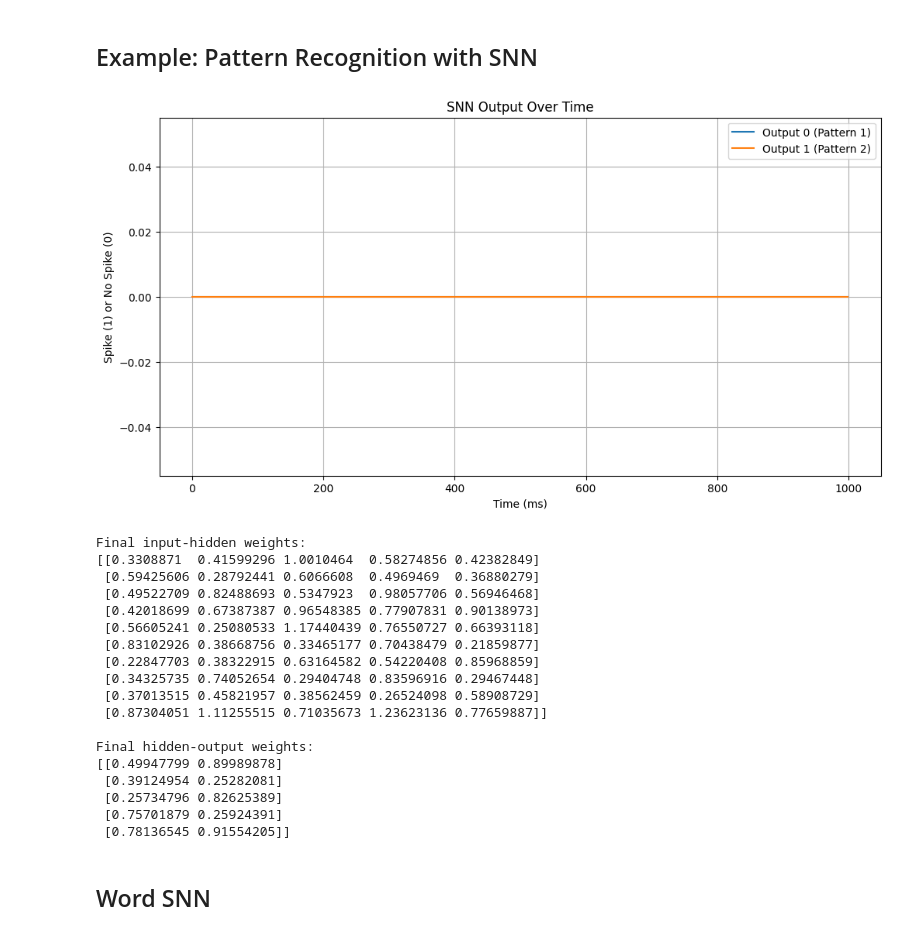
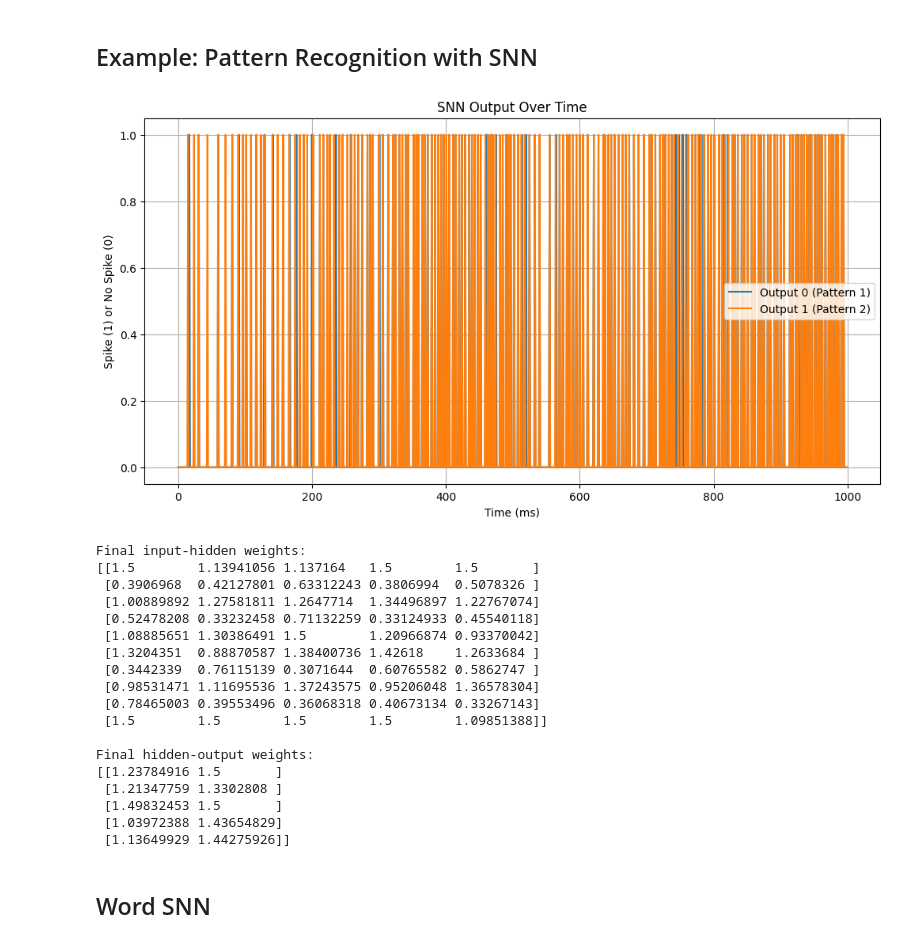
Before and after one commit to Jia-Yee/handcraft-mind, a Jupyter notebook: notebook/1-SNN.ipynb, the cells around one changed output. Drawn from its saved outputs; the diff is of its cells as text; code cells hidden in the pictures.

Commit message:
still random output

```diff
--- a/notebook/1-SNN.ipynb
+++ b/notebook/1-SNN.ipynb
@@ -76,15 +76,17 @@ class SNN:
         self.hidden_neurons = [LIFNeuron() for _ in range(n_neurons)]  # This was missing!
         self.output_neurons = [LIFNeuron() for _ in range(n_outputs)]   # This was missing!
 
-        # Initialize weights
-        self.weights_input_hidden = np.random.rand(n_inputs, n_neurons) * 0.8 + 0.2
-        self.weights_hidden_output = np.random.rand(n_neurons, n_outputs) * 0.8 + 0.2
+        # More structured weight initialization
+        self.weights_input_hidden = np.random.rand(n_inputs, n_neurons) * 0.5 + 0.3  # 0.3-0.8 range
+        self.weights_hidden_output = np.random.rand(n_neurons, n_outputs) * 0.5 + 0.3
+
+        # More stable STDP parameters
+        self.A_plus = 0.002  # Reduced learning rates
+        self.A_minus = 0.0015
 
         # STDP parameters
         self.tau_plus = 20.0
         self.tau_minus = 20.0
-        self.A_plus = 0.005
-        self.A_minus = 0.005
 
         # Spike traces
         self.x = np.zeros(n_inputs)
@@ -162,58 +164,57 @@ pattern2 = np.array([0, 0, 0, 0, 0, 1, 0, 1, 0, 1])  # Should activate output 1
 output0_history = []
 output1_history = []
 
-for t in range(timesteps):
-    # Alternate between patterns every 100ms
-    if (t // 100) % 2 == 0:
-        input_spikes = (np.random.rand(10) < pattern1 * 0.2)  # 20% spike probability
+for t in range(timesteps):  # Increased training iterations
+    if (t // 500) % 2 == 0:  # Longer pattern duration (500ms)
+        input_spikes = (np.random.rand(10) < pattern1 * 0.4)  # Higher spike probability
     else:
-        input_spikes = (np.random.rand(10) < pattern2 * 0.2)
+        input_spikes = (np.random.rand(10) < pattern2 * 0.4)
 
     # Forward pass
     hidden_spikes, output_spikes = snn.forward(input_spikes, dt)
 
     # STDP learning
     snn.update_weights_stdp(input_spikes, hidden_spikes, output_spikes, dt)
 
     # Record outputs
     output0_history.append(output_spikes[0])
     output1_history.append(output_spikes[1])
 
 # Plot results
 plt.figure(figsize=(12, 6))
 plt.plot(output0_history, label="Output 0 (Pattern 1)")
 plt.plot(output1_history, label="Output 1 (Pattern 2)")
 plt.title("SNN Output Over Time")
 plt.xlabel("Time (ms)")
 plt.ylabel("Spike (1) or No Spike (0)")
 plt.legend()
 plt.grid(True)
 plt.show()
 
 print("Final input-hidden weights:")
 print(snn.weights_input_hidden)
 print("\nFinal hidden-output weights:")
 print(snn.weights_hidden_output)
 # %% [output]
-[figure, old version]
+[figure, new version]
 Final input-hidden weights:
-[[0.3308871  0.41599296 1.0010464  0.58274856 0.42382849]
- [0.59425606 0.28792441 0.6066608  0.4969469  0.36880279]
- [0.49522709 0.82488693 0.5347923  0.98057706 0.56946468]
- [0.42018699 0.67387387 0.96548385 0.77907831 0.90138973]
- [0.56605241 0.25080533 1.17440439 0.76550727 0.66393118]
- [0.83102926 0.38668756 0.33465177 0.70438479 0.21859877]
- [0.22847703 0.38322915 0.63164582 0.54220408 0.85968859]
- [0.34325735 0.74052654 0.29404748 0.83596916 0.29467448]
- [0.37013515 0.45821957 0.38562459 0.26524098 0.58908729]
- [0.87304051 1.11255515 0.71035673 1.23623136 0.77659887]]
+[[1.5        1.13941056 1.137164   1.5        1.5       ]
+ [0.3906968  0.42127801 0.63312243 0.3806994  0.5078326 ]
+ [1.00889892 1.27581811 1.2647714  1.34496897 1.22767074]
+ [0.52478208 0.33232458 0.71132259 0.33124933 0.45540118]
+ [1.08885651 1.30386491 1.5        1.20966874 0.93370042]
+ [1.3204351  0.88870587 1.38400736 1.42618    1.2633684 ]
+ [0.3442339  0.76115139 0.3071644  0.60765582 0.5862747 ]
+ [0.98531471 1.11695536 1.37243575 0.95206048 1.36578304]
+ [0.78465003 0.39553496 0.36068318 0.40673134 0.33267143]
+ [1.5        1.5        1.5        1.5        1.09851388]]
 
 Final hidden-output weights:
-[[0.49947799 0.89989878]
- [0.39124954 0.25282081]
- [0.25734796 0.82625389]
- [0.75701879 0.25924391]
- [0.78136545 0.91554205]]
+[[1.23784916 1.5       ]
+ [1.21347759 1.3302808 ]
+ [1.49832453 1.5       ]
+ [1.03972388 1.43654829]
+ [1.13649929 1.44275926]]
 # %% [markdown]
 ## Word SNN
 # %%
```
